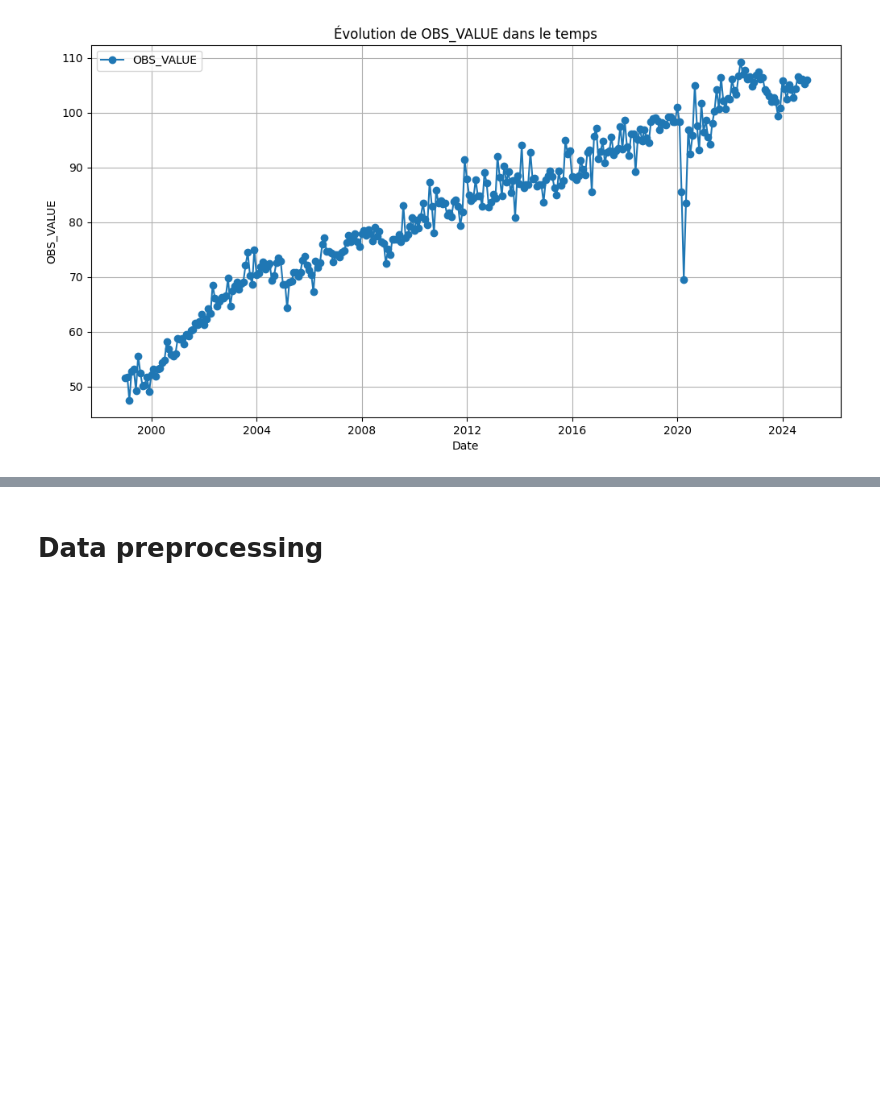
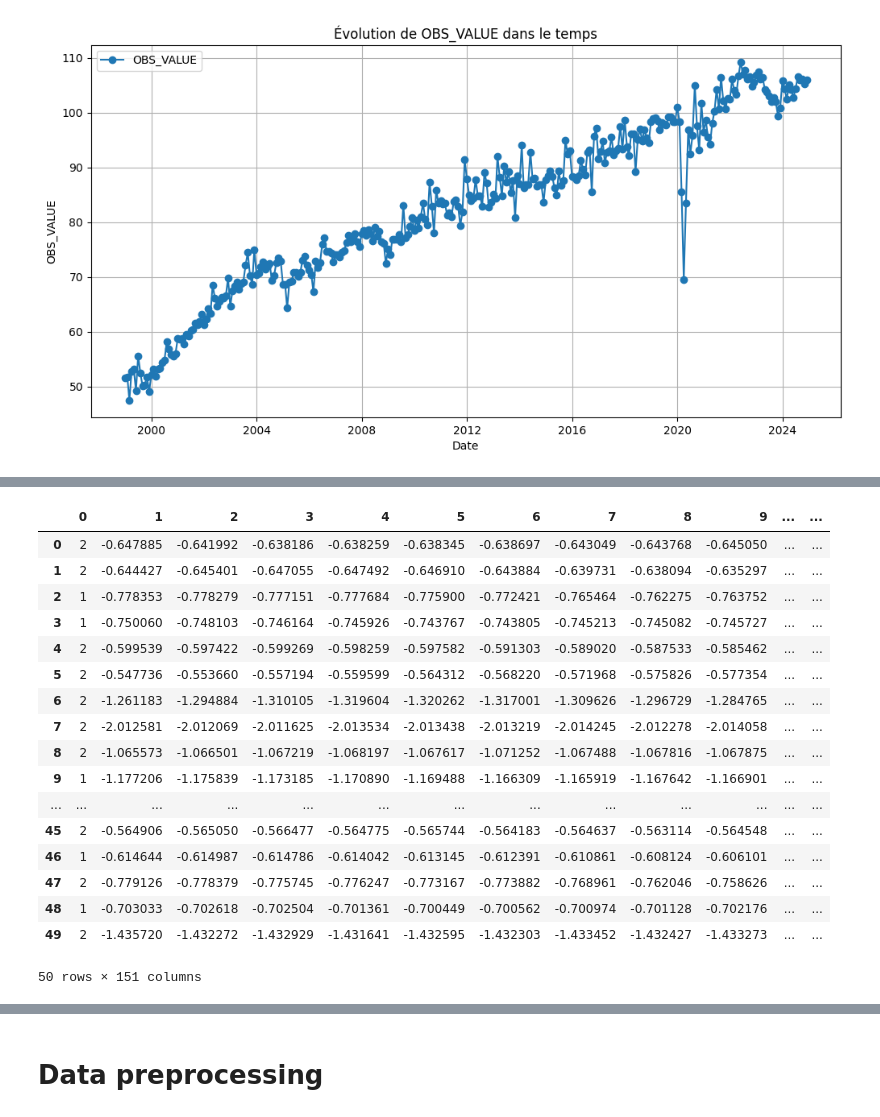
Before and after one commit to raeell/SoftDTWForEcon, a Jupyter notebook: notebooks/projet_time_series.ipynb, the cells around one changed output, grey strips where cells are left out. Cells and saved outputs as stored; diff of their text form; code cells hidden in the pictures; blank space fills up the shorter version.

```diff
--- a/notebooks/projet_time_series.ipynb
+++ b/notebooks/projet_time_series.ipynb
@@ -79,8 +79,8 @@ import seaborn as sns
 # Import the times series through Google drive
 # The time series are available at this link https://www.cs.ucr.edu/%7Eeamonn/time_series_data_2018/
 
-from google.colab import drive
-drive.mount('/content/drive/')
+# from google.colab import drive
+# drive.mount('/content/drive/')
 
-data_location = '/content/drive/MyDrive/'
-data_dir = data_location + 'UCRArchive_2018'
+# data_location = '/content/drive/MyDrive/'
+data_dir = '/home/onyxia/work/SoftDTWForEcon/UCRArchive_2018'
@@ -155,3 +169,24 @@ for folder in catgs:
+# %%
+trainings[0]
+# %% [output]
+|  | 0 | 1 | 2 | 3 | 4 | 5 | 6 | 7 | 8 | 9 | ... | ... |
+| 0 | 2 | -0.647885 | -0.641992 | -0.638186 | -0.638259 | -0.638345 | -0.638697 | -0.643049 | -0.643768 | -0.645050 | ... | ... |
+| 1 | 2 | -0.644427 | -0.645401 | -0.647055 | -0.647492 | -0.646910 | -0.643884 | -0.639731 | -0.638094 | -0.635297 | ... | ... |
+| 2 | 1 | -0.778353 | -0.778279 | -0.777151 | -0.777684 | -0.775900 | -0.772421 | -0.765464 | -0.762275 | -0.763752 | ... | ... |
+| 3 | 1 | -0.750060 | -0.748103 | -0.746164 | -0.745926 | -0.743767 | -0.743805 | -0.745213 | -0.745082 | -0.745727 | ... | ... |
+| 4 | 2 | -0.599539 | -0.597422 | -0.599269 | -0.598259 | -0.597582 | -0.591303 | -0.589020 | -0.587533 | -0.585462 | ... | ... |
+| 5 | 2 | -0.547736 | -0.553660 | -0.557194 | -0.559599 | -0.564312 | -0.568220 | -0.571968 | -0.575826 | -0.577354 | ... | ... |
+| 6 | 2 | -1.261183 | -1.294884 | -1.310105 | -1.319604 | -1.320262 | -1.317001 | -1.309626 | -1.296729 | -1.284765 | ... | ... |
+| 7 | 2 | -2.012581 | -2.012069 | -2.011625 | -2.013534 | -2.013438 | -2.013219 | -2.014245 | -2.012278 | -2.014058 | ... | ... |
+| 8 | 2 | -1.065573 | -1.066501 | -1.067219 | -1.068197 | -1.067617 | -1.071252 | -1.067488 | -1.067816 | -1.067875 | ... | ... |
+| 9 | 1 | -1.177206 | -1.175839 | -1.173185 | -1.170890 | -1.169488 | -1.166309 | -1.165919 | -1.167642 | -1.166901 | ... | ... |
+| ... | ... | ... | ... | ... | ... | ... | ... | ... | ... | ... | ... | ... |
+| 45 | 2 | -0.564906 | -0.565050 | -0.566477 | -0.564775 | -0.565744 | -0.564183 | -0.564637 | -0.563114 | -0.564548 | ... | ... |
+| 46 | 1 | -0.614644 | -0.614987 | -0.614786 | -0.614042 | -0.613145 | -0.612391 | -0.610861 | -0.608124 | -0.606101 | ... | ... |
+| 47 | 2 | -0.779126 | -0.778379 | -0.775745 | -0.776247 | -0.773167 | -0.773882 | -0.768961 | -0.762046 | -0.758626 | ... | ... |
+| 48 | 1 | -0.703033 | -0.702618 | -0.702504 | -0.701361 | -0.700449 | -0.700562 | -0.700974 | -0.701128 | -0.702176 | ... | ... |
+| 49 | 2 | -1.435720 | -1.432272 | -1.432929 | -1.431641 | -1.432595 | -1.432303 | -1.433452 | -1.432427 | -1.433273 | ... | ... |
+50 rows × 151 columns
 # %%
 idxs = []
 for i, cat in enumerate(catgs):
```
Also changed, not shown: parts of 15 cells of this notebook.
